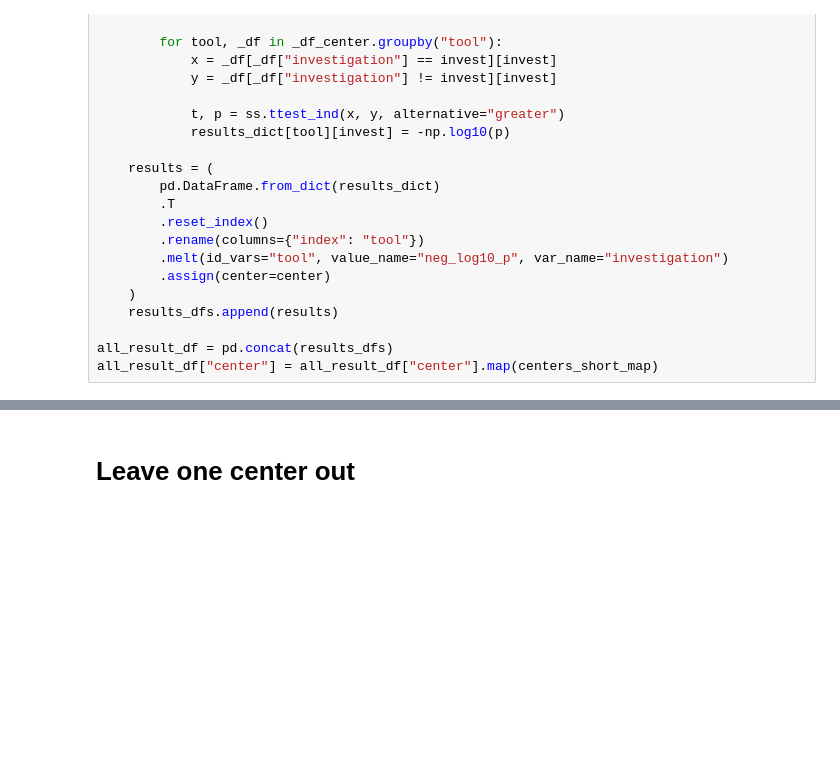
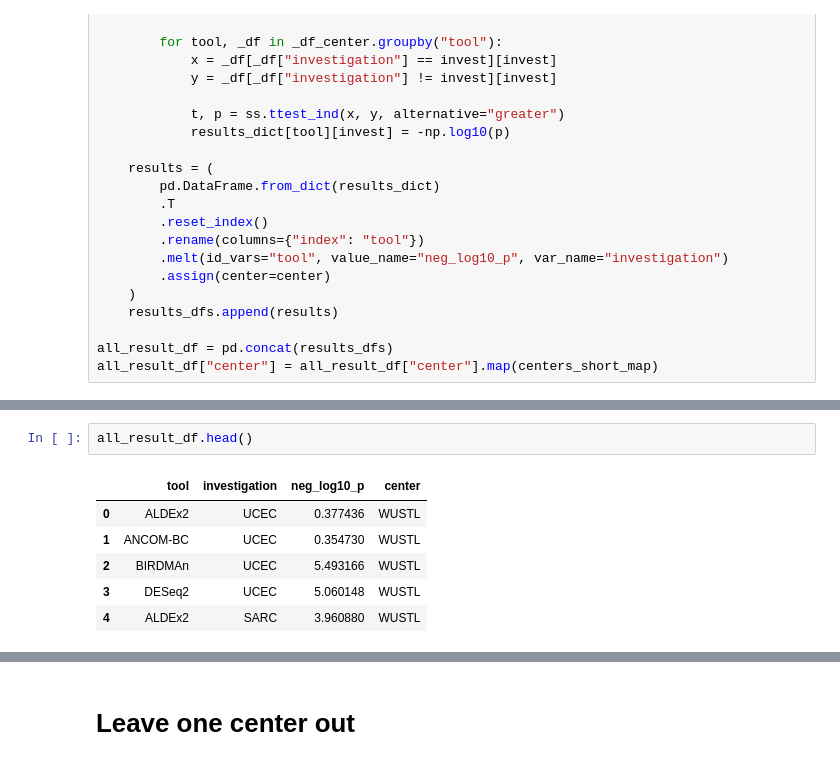
Before and after one commit to knightlab-analyses/birdman-analyses, a Jupyter notebook: notebooks/tcga_figures.ipynb, the cells around one changed output, grey strips where cells are left out. Drawn from its saved outputs; the diff is of its cells as text; blank space fills up the shorter version.

```diff
--- a/notebooks/tcga_figures.ipynb
+++ b/notebooks/tcga_figures.ipynb
@@ -684,0 +673,9 @@ plt.show()
+# %%
+all_result_df.head()
+# %% [output]
+|  | tool | investigation | neg_log10_p | center |
+| 0 | ALDEx2 | UCEC | 0.377436 | WUSTL |
+| 1 | ANCOM-BC | UCEC | 0.354730 | WUSTL |
+| 2 | BIRDMAn | UCEC | 5.493166 | WUSTL |
+| 3 | DESeq2 | UCEC | 5.060148 | WUSTL |
+| 4 | ALDEx2 | SARC | 3.960880 | WUSTL |
```
Also changed, not shown: parts of 10 cells of this notebook, 8 other files.
